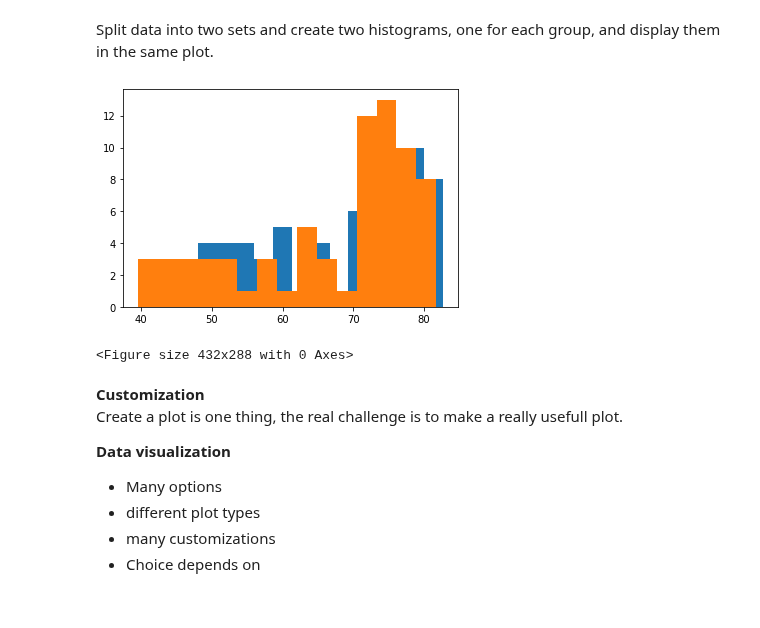
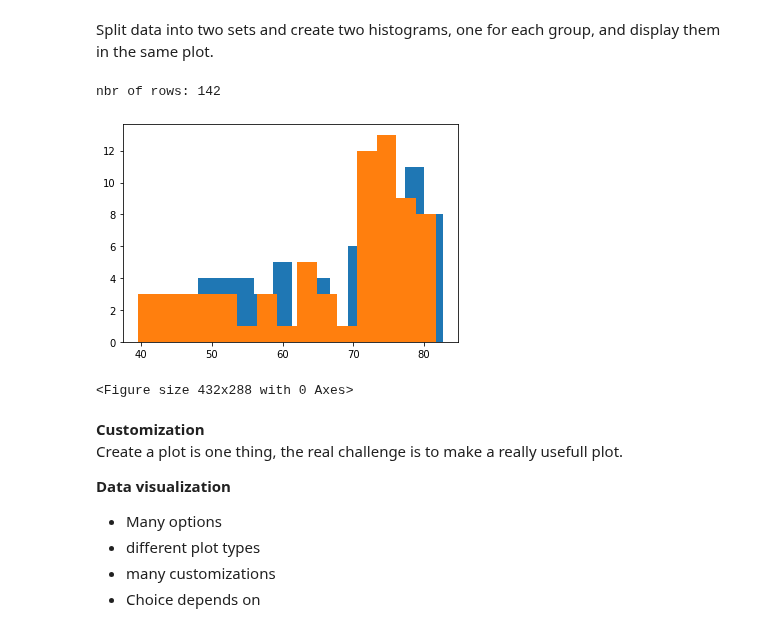
Before and after one commit to flyin01/dc, a Jupyter notebook: Intermediate_python.ipynb, the cells around one changed output. Cells and saved outputs as stored; diff of their text form; code cells hidden in the pictures.

```diff
--- a/Intermediate_python.ipynb
+++ b/Intermediate_python.ipynb
@@ -420,23 +420,24 @@ plt.clf()
 # %% [markdown]
 Split data into two sets and create two histograms, one for each group, and display them in the same plot.
 # %%
-len(life_exp)
+print('nbr of rows:', len(life_exp))
 
-life_expA = life_exp[:70]
-life_expB = life_exp[70:]
+life_expA = life_exp[:71]
+life_expB = life_exp[71:]
 
 # Histogram of life_exp, 15 bins
 plt.hist(life_expA, bins=15)
 
 # Histogram of life_exp1950, 15 bins
 plt.hist(life_expB, bins=15)
 
 # Show and clear plot again
 plt.show()
 plt.clf()
 # %% [output]
+nbr of rows: 142
-[figure, old version]
+[figure, new version]
-<Figure size 432x288 with 0 Axes>
+<Figure size 432x288 with 0 Axes>
 # %% [markdown]
 **Customization**
 Create a plot is one thing, the real challenge is to make a really usefull plot.
```
Also changed, not shown: parts of 4 cells of this notebook.
